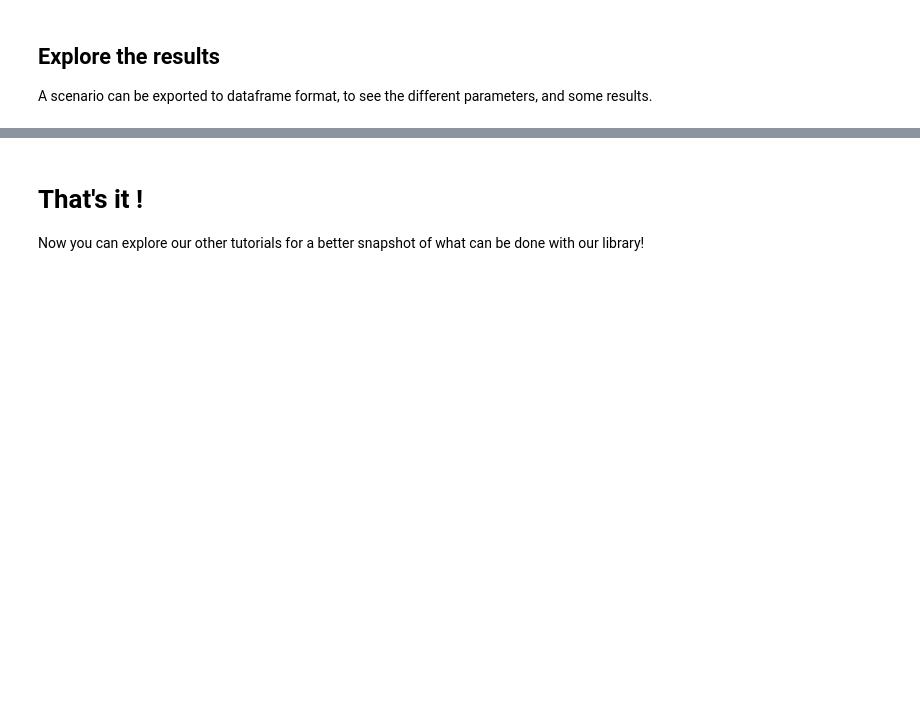
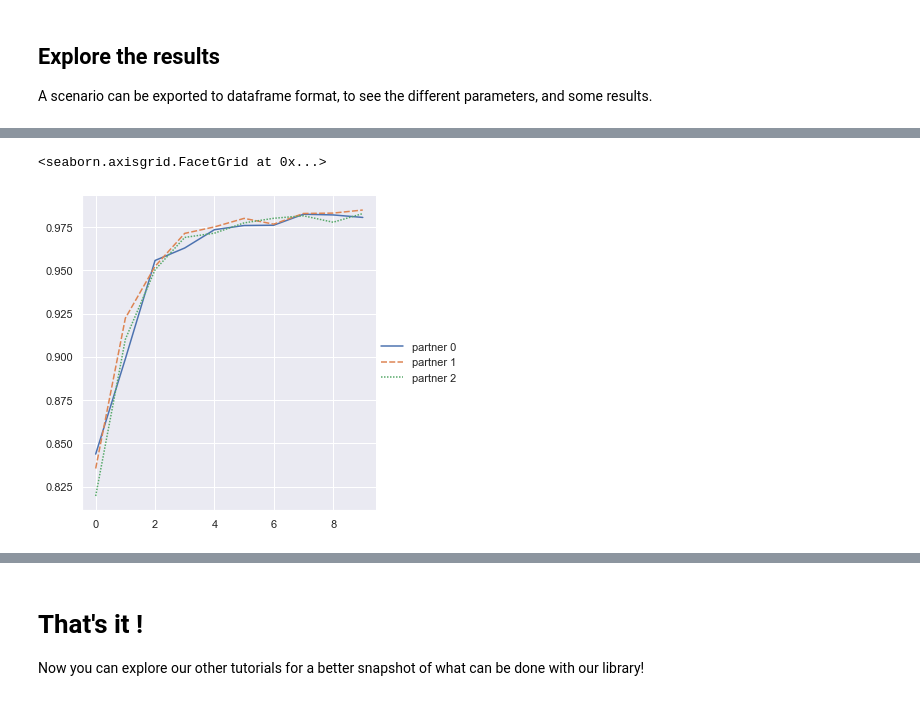
Before and after one commit to LabeliaLabs/distributed-learning-contributivity, a Jupyter notebook: notebooks/examples/1__INTRO_MNIST.ipynb, the cells around one changed output, grey strips where cells are left out. Drawn from its saved outputs; the diff is of its cells as text; code cells hidden in the pictures; blank space fills up the shorter version.

```diff
--- a/notebooks/examples/1__INTRO_MNIST.ipynb
+++ b/notebooks/examples/1__INTRO_MNIST.ipynb
@@ -264,0 +313,4 @@ Model accuracy : 0.9876000285148621
+# %%
+scores_df = pd.DataFrame({
+    f'partner {i}':scores[:,i] for i in range(my_scenario.partners_count) })
+scores_df
@@ -264,0 +329,5 @@ Model accuracy : 0.9876000285148621
+# %%
+sns.relplot(data = scores_df, kind="line")
+# %% [output]
+<seaborn.axisgrid.FacetGrid at 0x...>
+[figure, added]
```
Also changed, not shown: parts of 31 cells of this notebook, 2 other files.
